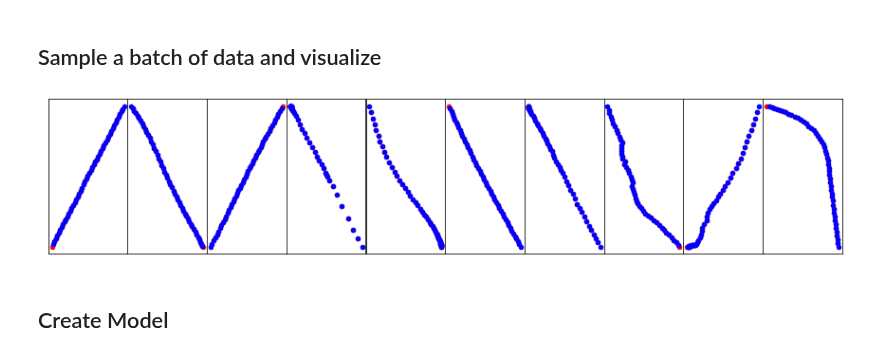
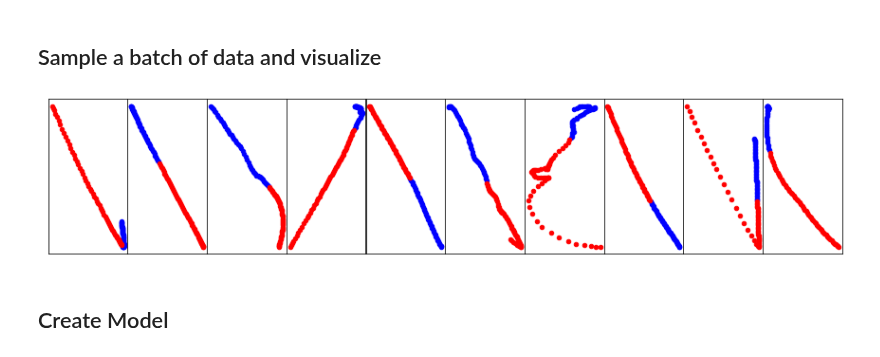
Before and after one commit to ec-2018/CSE151BCompetition, a Jupyter notebook: Load_Argo2_Public.ipynb, the cells around one changed output. Drawn from its saved outputs; the diff is of its cells as text; code cells hidden in the pictures.

```diff
--- a/Load_Argo2_Public.ipynb
+++ b/Load_Argo2_Public.ipynb
@@ -74,12 +74,8 @@ def get_city_trajectories(city="palo-alto", split="train", normalized=False):
             mean = mean[0]
             std = std[0]
 
-        inputs = []
-        outputs = []
-        for trajectory in trajectories:
-            for i in range(0, trajectory.shape[0] - 55, 50):
-                inputs.append(trajectory[i:i+50])
-                outputs.append(trajectory[i+1:i+51])
+        inputs = [trajectory[:50] for trajectory in trajectories]
+        outputs = [trajectory[50:] for trajectory in trajectories]
 
     inputs, outputs = np.asarray(inputs), np.asarray(outputs)
     print(inputs.shape, outputs.shape)
@@ -158,34 +154,34 @@ test_loader = DataLoader(test_austin,batch_size=1)
 # %%
 import matplotlib.pyplot as plt
 import random
 
 
 def show_sample_batch(sample_batch):
     """visualize the trajectory for a batch of samples"""
     inp, out = sample_batch
     batch_sz = inp.size(0)
     agent_sz = inp.size(1)
 
 
     fig, axs = plt.subplots(1,batch_sz, figsize=(15, 3), facecolor='w', edgecolor='k')
     fig.subplots_adjust(hspace = .5, wspace=.001)
     axs = axs.ravel()
     for i in range(batch_sz):
         axs[i].xaxis.set_ticks([])
         axs[i].yaxis.set_ticks([])
 
         # first two feature dimensions are (x,y) positions
-        axs[i].scatter(inp[i,:,0], inp[i,:,1], c='r', s=20)
-        axs[i].scatter(out[i,:,0], out[i,:,1], c='b', s=20)
+        axs[i].scatter(inp[i,:,0], inp[i,:,1], c='b', s=20)
+        axs[i].scatter(out[i,:,0], out[i,:,1], c='r', s=20)
 
 
 for i_batch, sample_batch in enumerate(train_loader):
     if i_batch != 4: continue
     inputs, outputs = sample_batch
     show_sample_batch(sample_batch)
     break
 # %% [output]
-[figure, old version]
+[figure, new version]
 # %% [markdown]
 ## Create Model
 # %%
```
Also changed, not shown: parts of 3 cells of this notebook.
